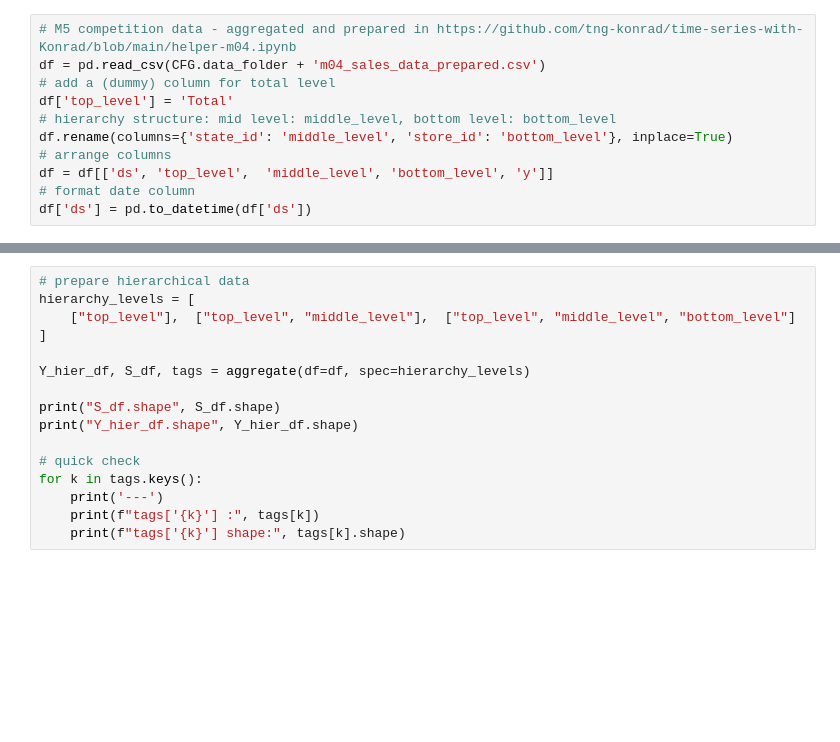
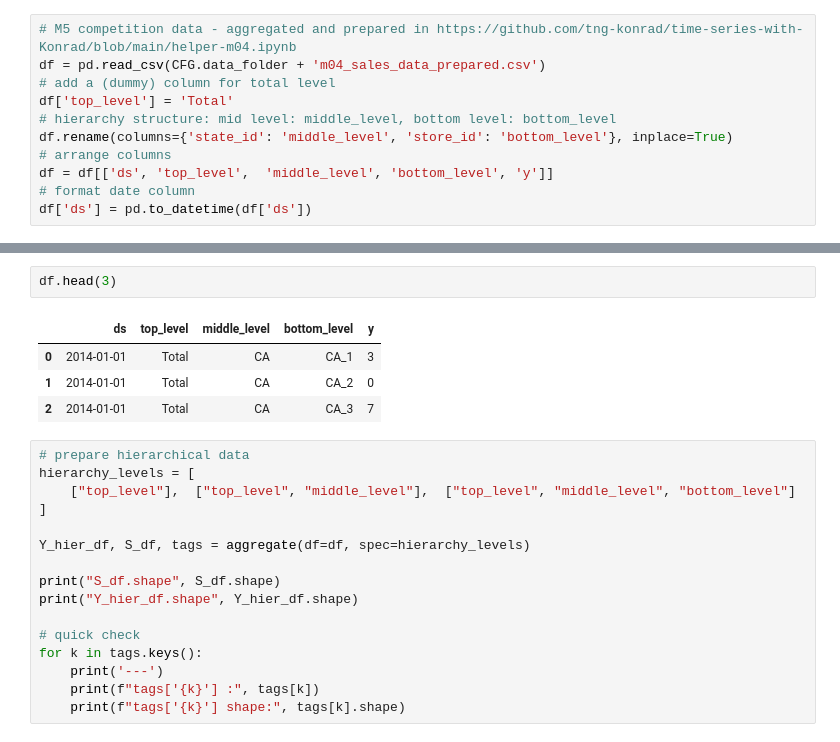
Before and after one commit to tng-konrad/time-series-with-Konrad, a Jupyter notebook: m04-hierarchical-forecasting.ipynb, the cells around one changed output, grey strips where cells are left out. Cells and saved outputs as stored; diff of their text form; blank space fills up the shorter version.

```diff
--- a/m04-hierarchical-forecasting.ipynb
+++ b/m04-hierarchical-forecasting.ipynb
@@ -102,3 +175,10 @@ TODO
+# %%
+df.head(3)
+# %% [output]
+|  | ds | top_level | middle_level | bottom_level | y |
+| 0 | 2014-01-01 | Total | CA | CA_1 | 3 |
+| 1 | 2014-01-01 | Total | CA | CA_2 | 0 |
+| 2 | 2014-01-01 | Total | CA | CA_3 | 7 |
 # %%
 # prepare hierarchical data
 hierarchy_levels = [
```
Also changed, not shown: parts of 47 cells of this notebook.
